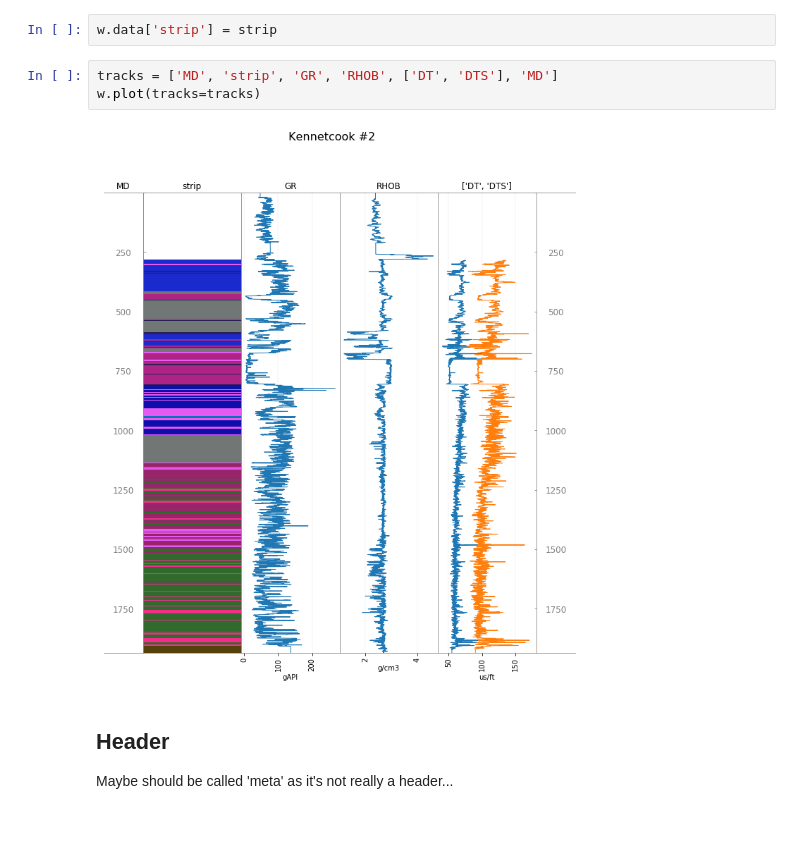
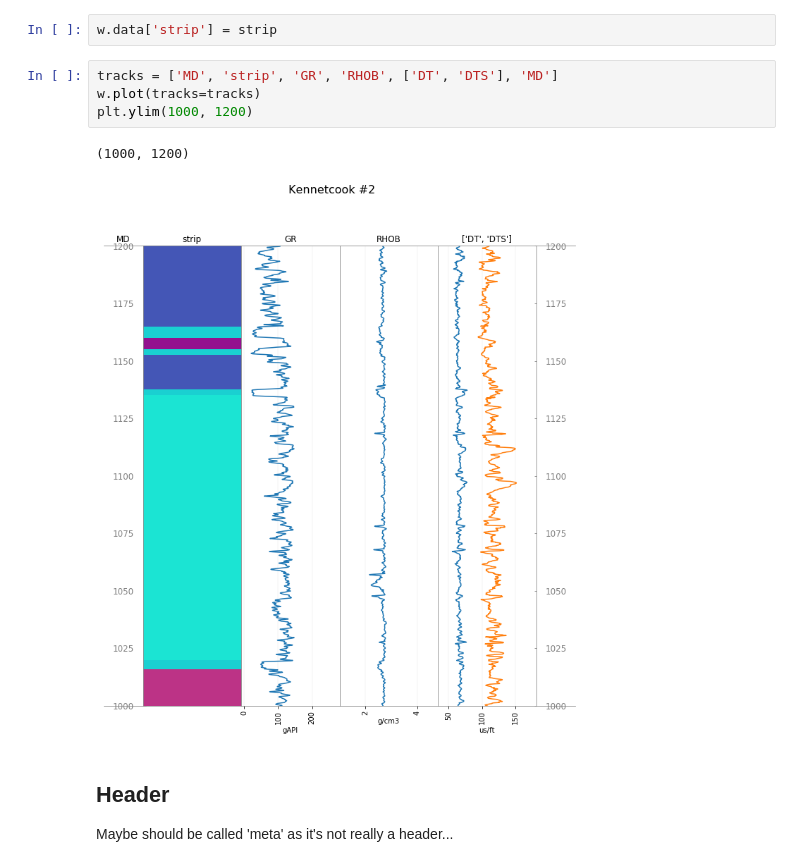
Before and after one commit to agilescientific/welly, a Jupyter notebook: tutorial/Well.ipynb, the cells around one changed output. Saved outputs shown, nothing was run; the diff lists cells and outputs as text; blank space fills up the shorter version.

```diff
--- a/tutorial/Well.ipynb
+++ b/tutorial/Well.ipynb
@@ -124,8 +128,10 @@ w.data['strip'] = strip
 # %%
 tracks = ['MD', 'strip', 'GR', 'RHOB', ['DT', 'DTS'], 'MD']
 w.plot(tracks=tracks)
+plt.ylim(1000, 1200)
 # %% [output]
+(1000, 1200)
-[figure, old version]
+[figure, new version]
 # %% [markdown]
 ## Header
 
```
Also changed, not shown: parts of 5 cells of this notebook.
